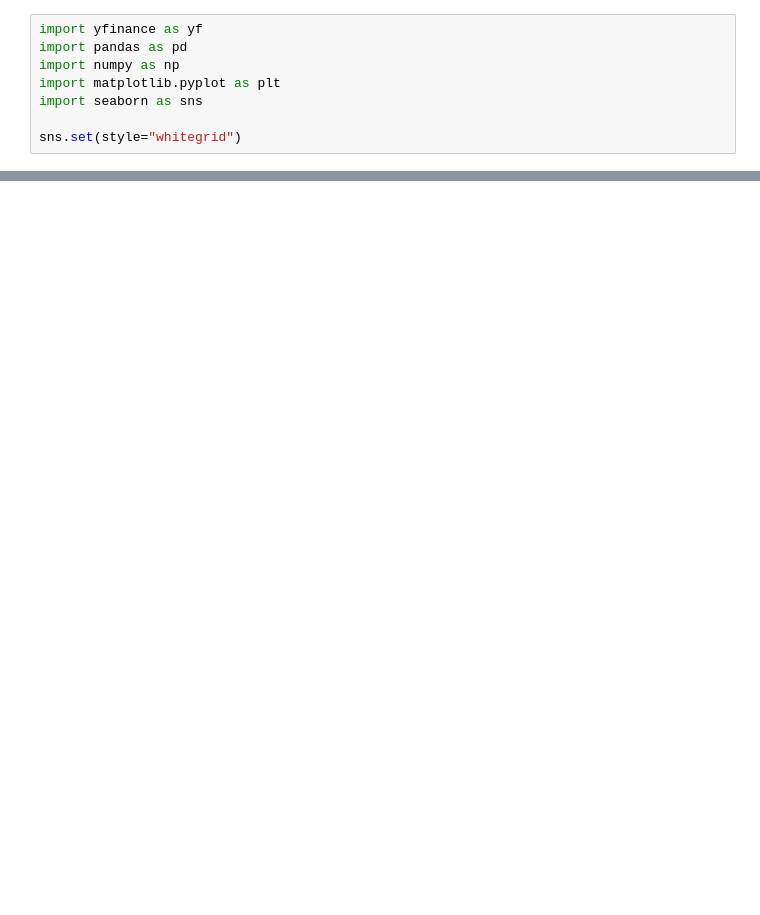
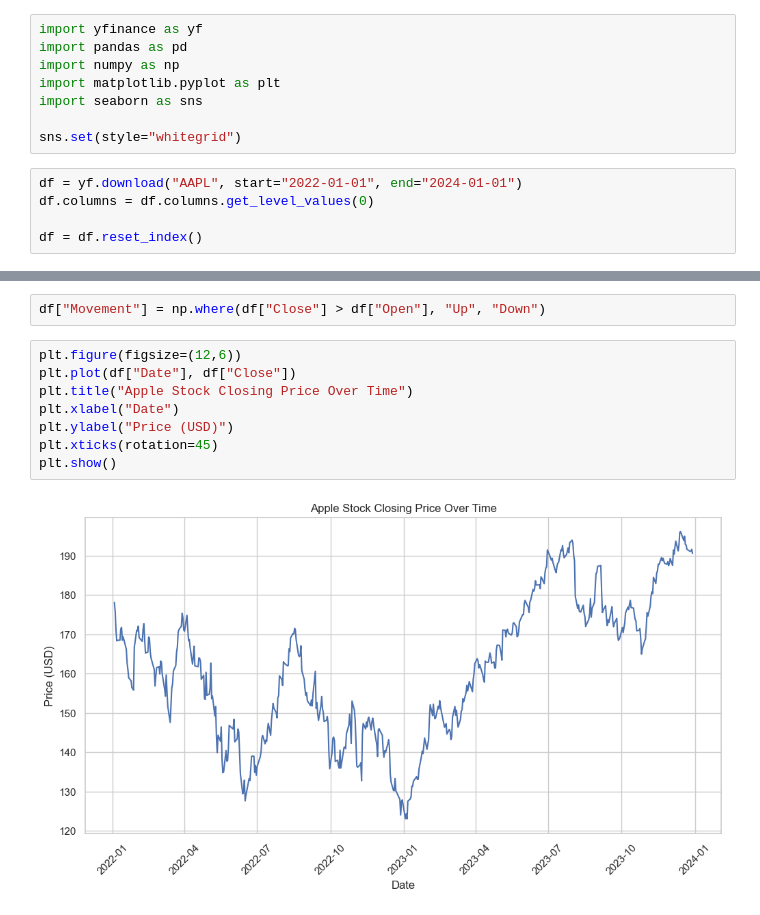
Before and after one commit to datasheng/csc46000-team-project-2026, a Jupyter notebook: eda_lab.ipynb, the cells around one changed output, grey strips where cells are left out. Drawn from its saved outputs; the diff is of its cells as text; blank space fills up the shorter version.

```diff
--- a/eda_lab.ipynb
+++ b/eda_lab.ipynb
@@ -35,3 +33,8 @@ import matplotlib.pyplot as plt
 import seaborn as sns
 
 sns.set(style="whitegrid")
+# %%
+df = yf.download("AAPL", start="2022-01-01", end="2024-01-01")
+df.columns = df.columns.get_level_values(0)
+
+df = df.reset_index()
@@ -37,0 +77,12 @@ sns.set(style="whitegrid")
+# %%
+df["Movement"] = np.where(df["Close"] > df["Open"], "Up", "Down")
+# %%
+plt.figure(figsize=(12,6))
+plt.plot(df["Date"], df["Close"])
+plt.title("Apple Stock Closing Price Over Time")
+plt.xlabel("Date")
+plt.ylabel("Price (USD)")
+plt.xticks(rotation=45)
+plt.show()
+# %% [output]
+[figure, added]
```
Also changed, not shown: parts of 17 cells of this notebook.
